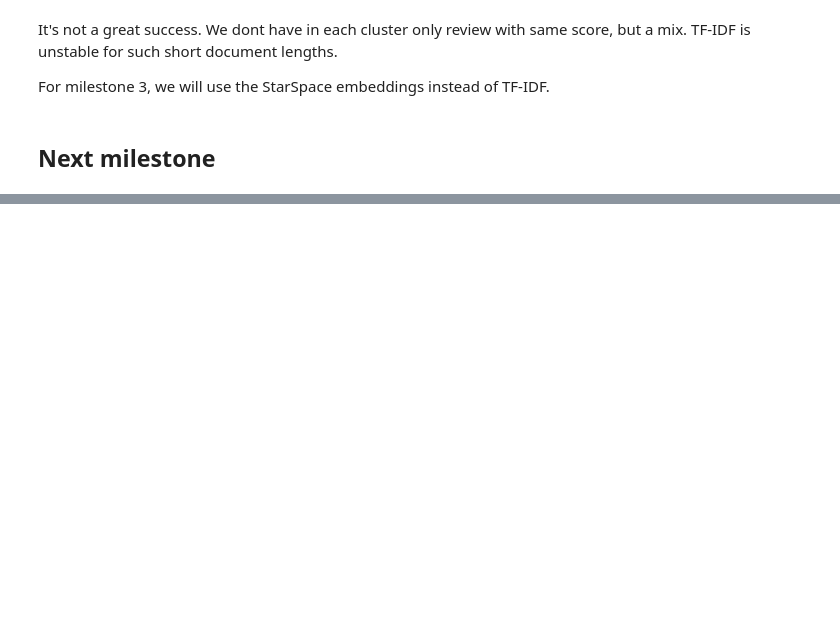
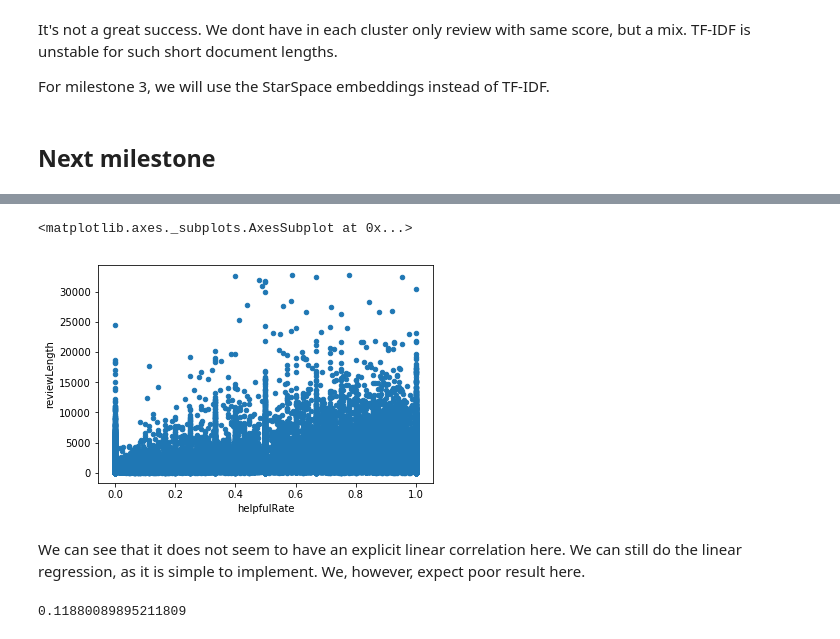
Before and after one commit to adamazon/adamazon-code, a Jupyter notebook: Project.ipynb, the cells around one changed output, grey strips where cells are left out. Drawn from its saved outputs; the diff is of its cells as text; code cells hidden in the pictures; blank space fills up the shorter version.

```diff
--- a/Project.ipynb
+++ b/Project.ipynb
@@ -655,0 +663,23 @@ For milestone 3, we will use the StarSpace embeddings instead of TF-IDF.
+# %%
+video_games[video_games.helpfulRate >= 0].plot(kind='scatter', x='helpfulRate', y='reviewLength')
+# %% [output]
+<matplotlib.axes._subplots.AxesSubplot at 0x...>
+[figure, added]
+# %% [markdown]
+We can see that it does not seem to have an explicit linear correlation here. We can still do the linear regression, as it is simple to implement. We, however, expect poor result here.
+# %%
+from sklearn import linear_model
+from sklearn.model_selection import train_test_split
+from sklearn.metrics import explained_variance_score
+
+lreg = linear_model.LinearRegression()
+
+X = video_games[video_games.helpfulRate >= 0].loc[:,['reviewLength', 'summaryLength', 'rank', 'overall']]
+x_train, x_cv, y_train, y_cv = train_test_split(X,video_games[video_games.helpfulRate >= 0].helpfulRate)
+
+lreg.fit(x_train,y_train)
+pred = lreg.predict(x_cv)
+
+explained_variance_score(y_cv, pred)
+# %% [output]
+0.11880089895211809
```
Also changed, not shown: parts of 28 cells of this notebook.
